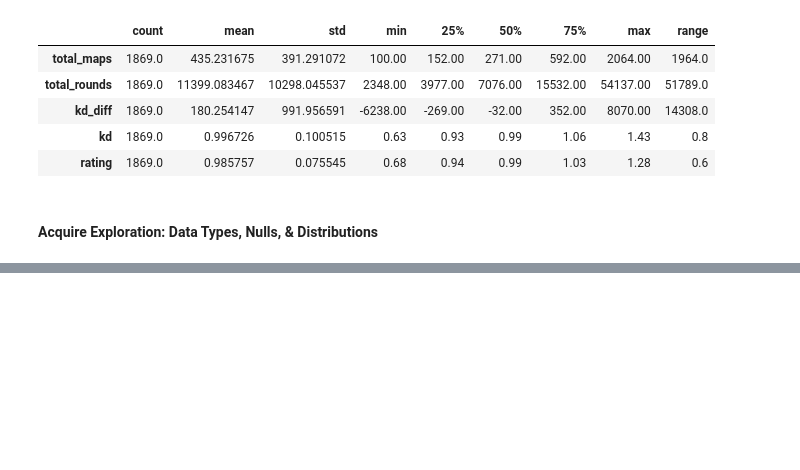
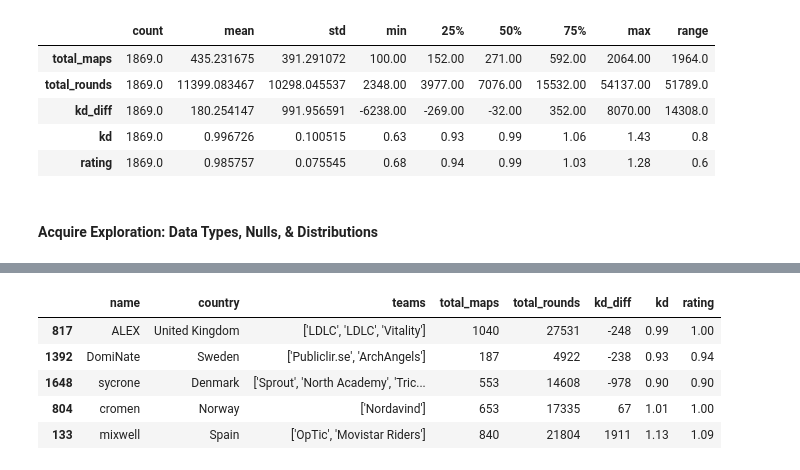
Before and after one commit to ForrestMccrosky/CSGO_player_KD, a Jupyter notebook: Final_Report_Script.ipynb, the cells around one changed output, grey strips where cells are left out. Saved outputs shown, nothing was run; the diff lists cells and outputs as text; code cells hidden in the pictures; blank space fills up the shorter version.

```diff
--- a/Final_Report_Script.ipynb
+++ b/Final_Report_Script.ipynb
@@ -69,0 +152,9 @@ a.univariate_distributions(df)
+# %%
+validate.head() ## previewing validate
+# %% [output]
+|  | name | country | teams | total_maps | total_rounds | kd_diff | kd | rating |
+| 817 | ALEX | United Kingdom | ['LDLC', 'LDLC', 'Vitality'] | 1040 | 27531 | -248 | 0.99 | 1.00 |
+| 1392 | DomiNate | Sweden | ['Publiclir.se', 'ArchAngels'] | 187 | 4922 | -238 | 0.93 | 0.94 |
+| 1648 | sycrone | Denmark | ['Sprout', 'North Academy', 'Tric... | 553 | 14608 | -978 | 0.90 | 0.90 |
+| 804 | cromen | Norway | ['Nordavind'] | 653 | 17335 | 67 | 1.01 | 1.00 |
+| 133 | mixwell | Spain | ['OpTic', 'Movistar Riders'] | 840 | 21804 | 1911 | 1.13 | 1.09 |
```
Also changed, not shown: parts of 17 cells of this notebook.
